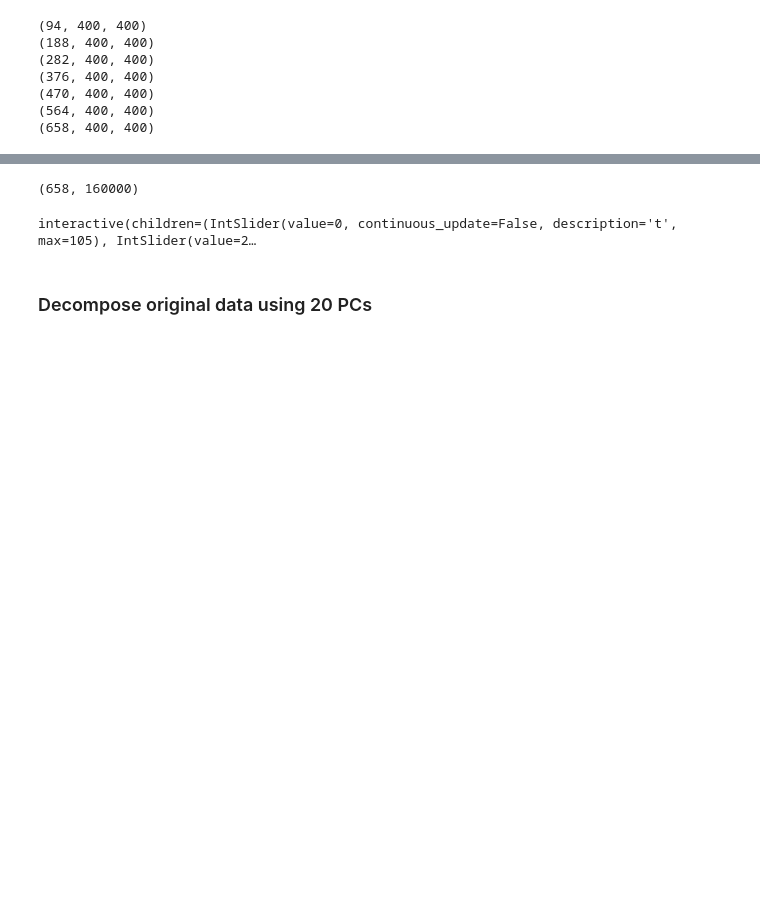
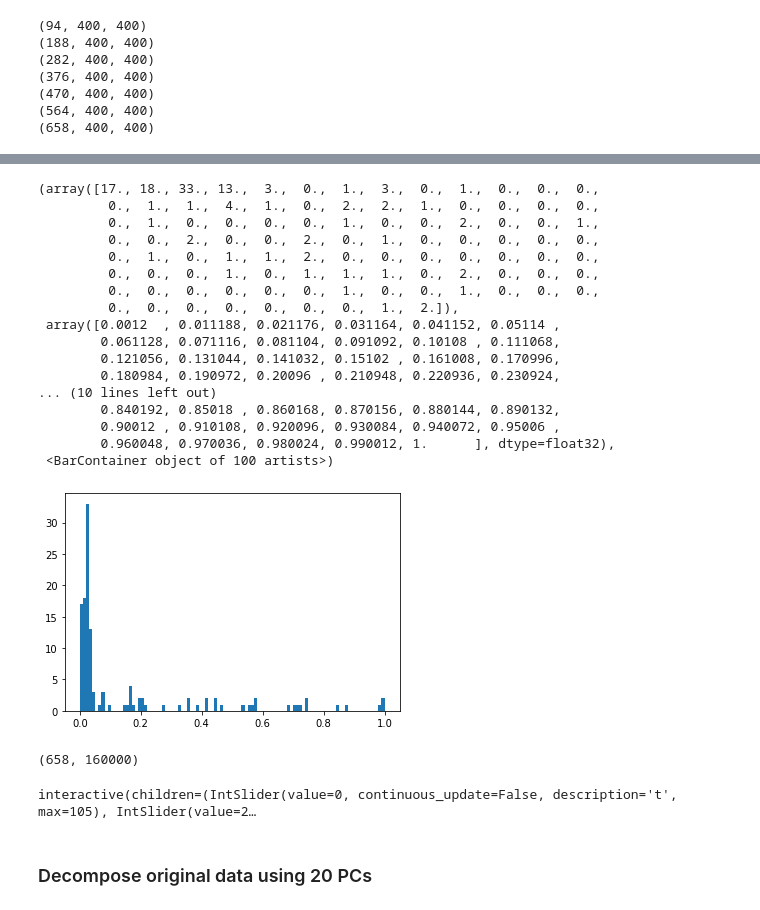
Before and after one commit to ANU-WALD/sat_decomp, a Jupyter notebook: ACT_tests.ipynb, the cells around one changed output, grey strips where cells are left out. Saved outputs shown, nothing was run; the diff lists cells and outputs as text; code cells hidden in the pictures; blank space fills up the shorter version.

```diff
--- a/ACT_tests.ipynb
+++ b/ACT_tests.ipynb
@@ -148,3 +194,24 @@ for band_name in ds:
+# %%
+plt.hist(blue.isel(x=0,y=0).values.flatten(), bins=100)
+# %% [output]
+(array([17., 18., 33., 13.,  3.,  0.,  1.,  3.,  0.,  1.,  0.,  0.,  0.,
+         0.,  1.,  1.,  4.,  1.,  0.,  2.,  2.,  1.,  0.,  0.,  0.,  0.,
+         0.,  1.,  0.,  0.,  0.,  0.,  1.,  0.,  0.,  2.,  0.,  0.,  1.,
+         0.,  0.,  2.,  0.,  0.,  2.,  0.,  1.,  0.,  0.,  0.,  0.,  0.,
+         0.,  1.,  0.,  1.,  1.,  2.,  0.,  0.,  0.,  0.,  0.,  0.,  0.,
+         0.,  0.,  0.,  1.,  0.,  1.,  1.,  1.,  0.,  2.,  0.,  0.,  0.,
+         0.,  0.,  0.,  0.,  0.,  0.,  1.,  0.,  0.,  1.,  0.,  0.,  0.,
+         0.,  0.,  0.,  0.,  0.,  0.,  0.,  1.,  2.]),
+ array([0.0012  , 0.011188, 0.021176, 0.031164, 0.041152, 0.05114 ,
+        0.061128, 0.071116, 0.081104, 0.091092, 0.10108 , 0.111068,
+        0.121056, 0.131044, 0.141032, 0.15102 , 0.161008, 0.170996,
+        0.180984, 0.190972, 0.20096 , 0.210948, 0.220936, 0.230924,
+... (10 lines left out)
+        0.840192, 0.85018 , 0.860168, 0.870156, 0.880144, 0.890132,
+        0.90012 , 0.910108, 0.920096, 0.930084, 0.940072, 0.95006 ,
+        0.960048, 0.970036, 0.980024, 0.990012, 1.      ], dtype=float32),
+ <BarContainer object of 100 artists>)
+[figure, added]
 # %%
 from sklearn.decomposition import PCA
 
```
Also changed, not shown: parts of 8 cells of this notebook, 8 other files.
